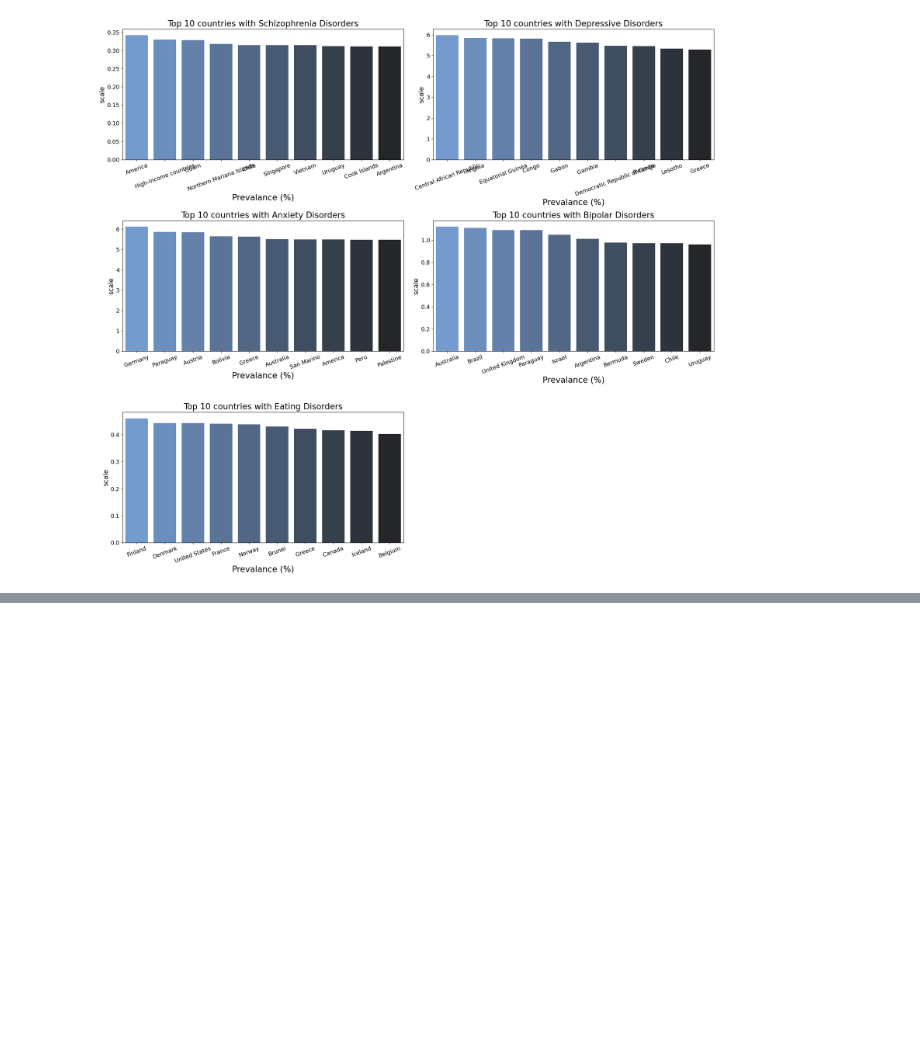
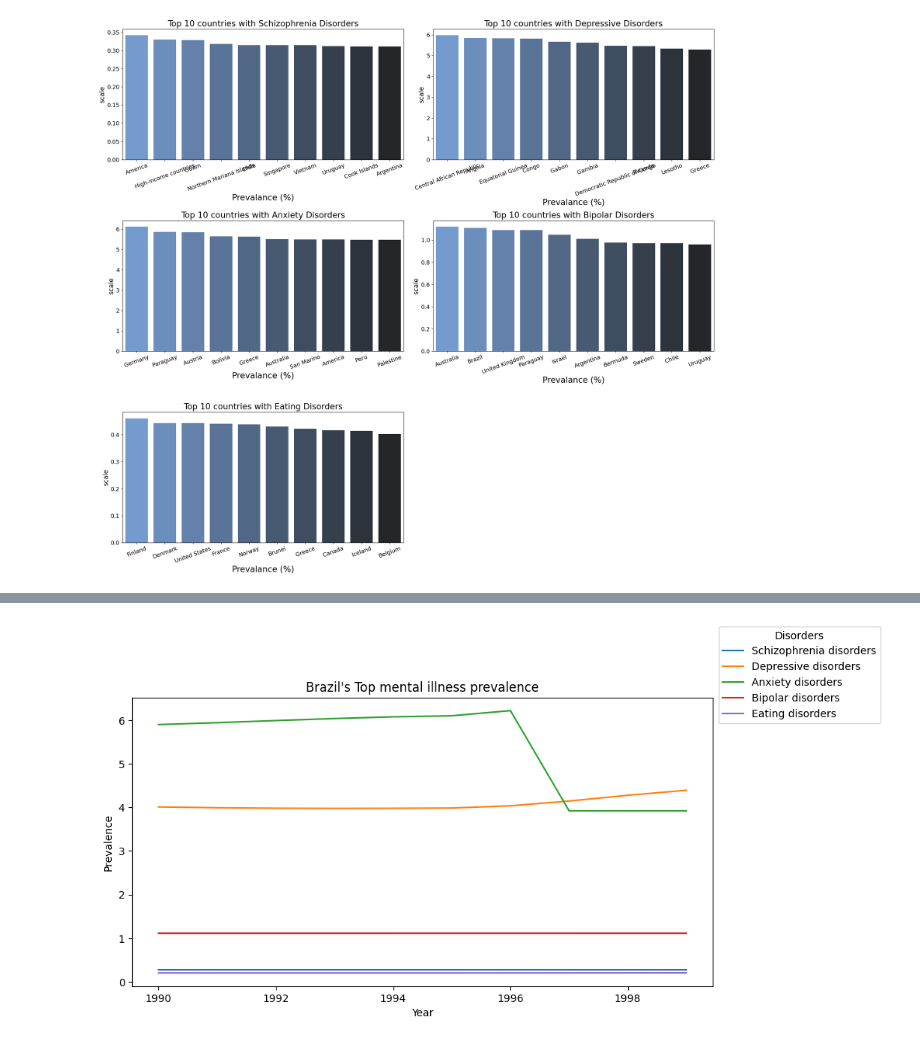
Before and after one commit to Brian342/JupyterNoteBook, a Jupyter notebook: MentalHealthPrediction.ipynb, the cells around one changed output, grey strips where cells are left out. Saved outputs shown, nothing was run; the diff lists cells and outputs as text; code cells hidden in the pictures; blank space fills up the shorter version.

```diff
--- a/MentalHealthPrediction.ipynb
+++ b/MentalHealthPrediction.ipynb
@@ -522,0 +530,10 @@ Index(['Entity', 'Year', 'Schizophrenia disorders', 'Depressive disorders',
+# %%
+plt.figure(figsize=(10, 5))
+for disorder in disorders:
+    sns.lineplot(data=S_America, x='Year', y=disorder, label=disorder)
+    plt.title("Brazil's Top mental illness prevalence")
+plt.ylabel("Prevalence")
+plt.legend(title='Disorders',loc=(1.01, 0.91), fontsize=10)
+plt.show()
+# %% [output]
+[figure, added]
```
Also changed, not shown: parts of 3 cells of this notebook.
